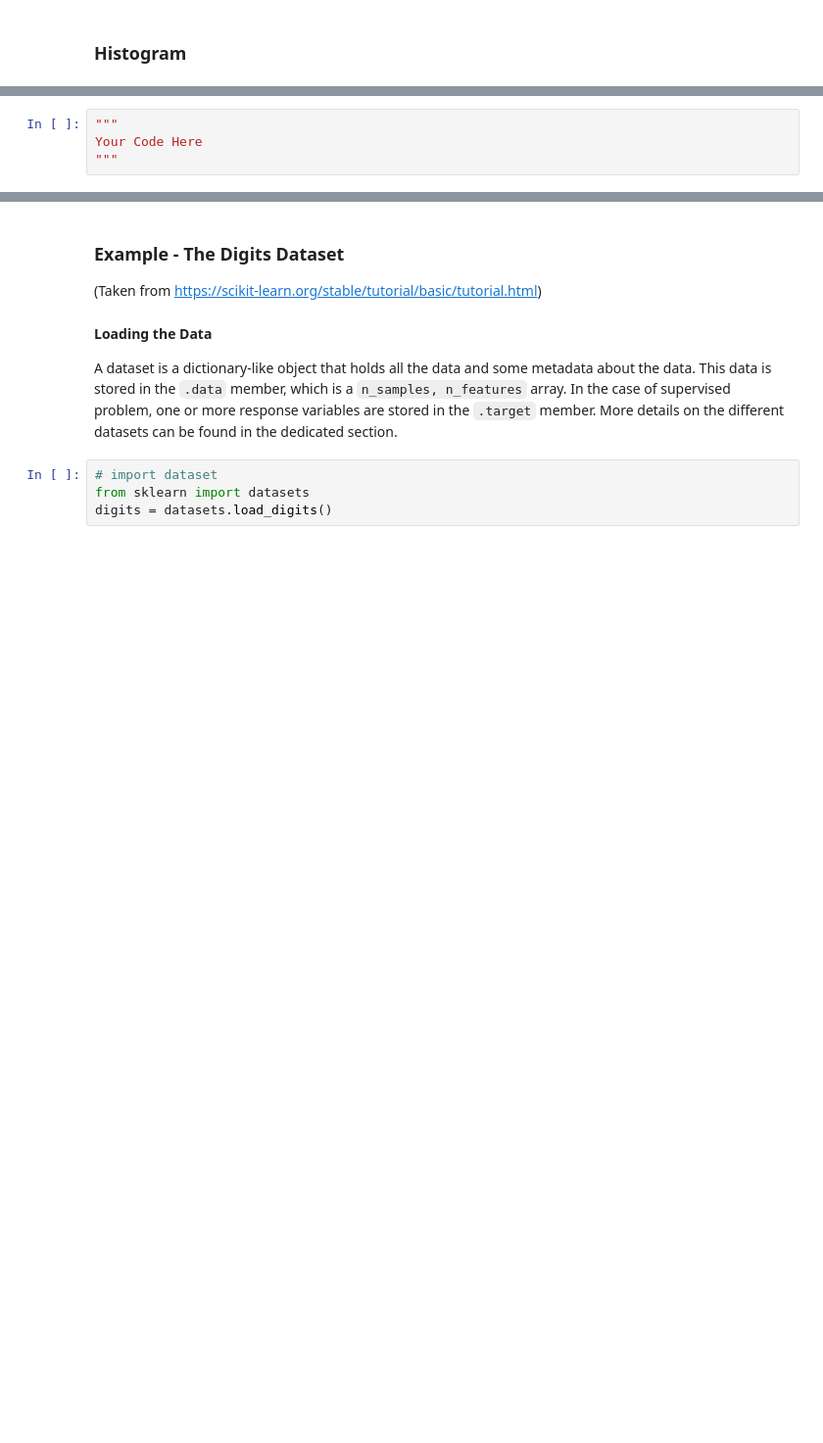
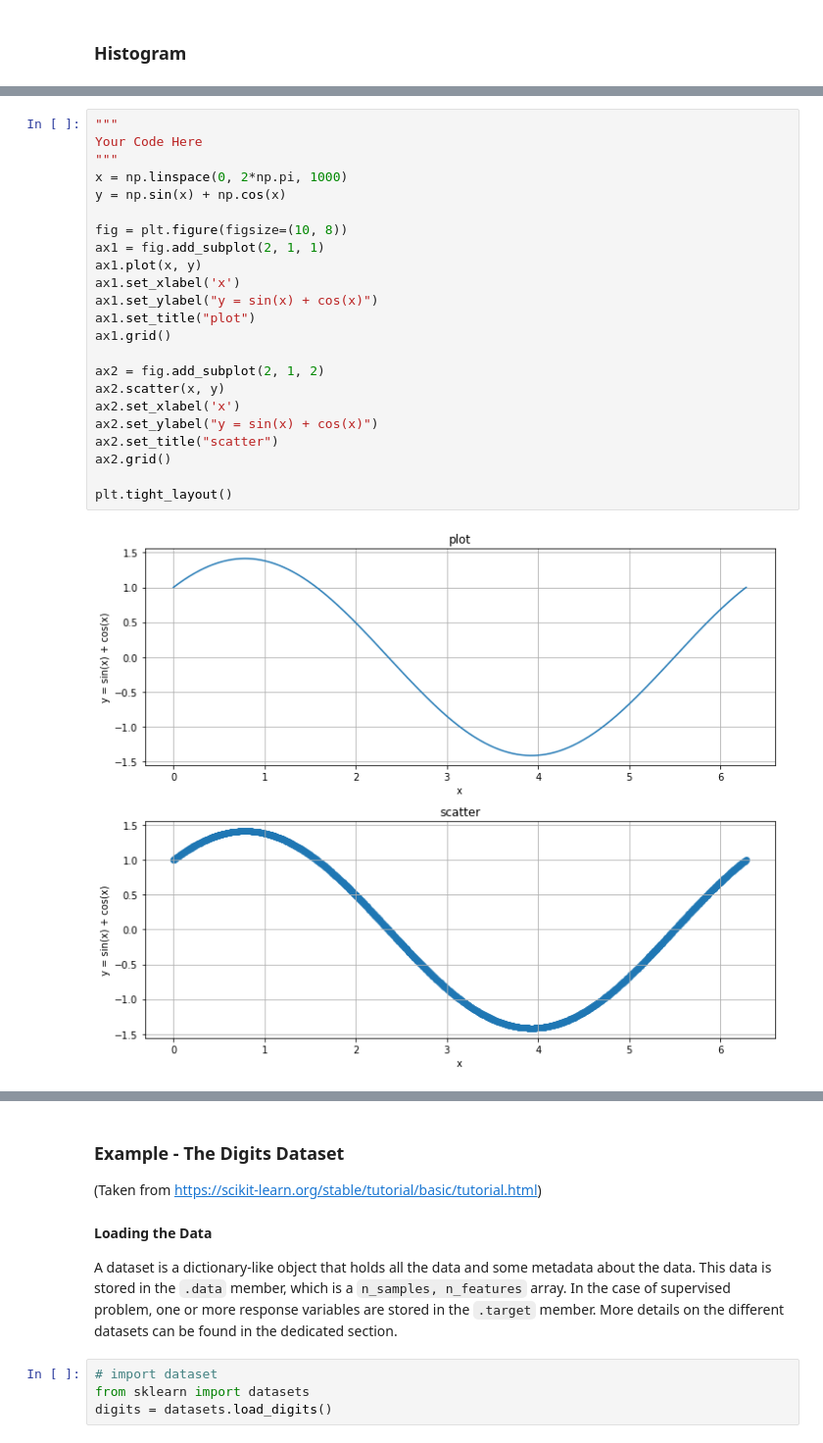
Before and after one commit to ronbenc/Computer-Vision, a Jupyter notebook: homework0/ee046746_hw0_python_image_processing.ipynb, the cells around one changed output, grey strips where cells are left out. Shown at 98% size. Drawn from its saved outputs; the diff is of its cells as text; blank space fills up the shorter version.

```diff
--- a/homework0/ee046746_hw0_python_image_processing.ipynb
+++ b/homework0/ee046746_hw0_python_image_processing.ipynb
@@ -313,10 +475,31 @@ ax.grid()
 ### <img src="https://img.icons8.com/color/96/000000/deadlift.png" style="height:50px;display:inline"> Exercise 2
 
 Create 1000 values using `linspace` and plot $sin(x) + cos(x)$ both as `plot` and `scatter` as 2 different subplots
-# %%
-"""
-Your Code Here
-"""
+# %%
+"""
+Your Code Here
+"""
+x = np.linspace(0, 2*np.pi, 1000)
+y = np.sin(x) + np.cos(x)
+
+fig = plt.figure(figsize=(10, 8))
+ax1 = fig.add_subplot(2, 1, 1)
+ax1.plot(x, y)
+ax1.set_xlabel('x')
+ax1.set_ylabel("y = sin(x) + cos(x)")
+ax1.set_title("plot")
+ax1.grid()
+
+ax2 = fig.add_subplot(2, 1, 2)
+ax2.scatter(x, y)
+ax2.set_xlabel('x')
+ax2.set_ylabel("y = sin(x) + cos(x)")
+ax2.set_title("scatter")
+ax2.grid()
+
+plt.tight_layout()
+# %% [output]
+[figure, added]
 # %% [markdown]
 ## <img src="https://img.icons8.com/cotton/64/000000/artificial-intelligence.png" style="height:50px;display:inline"> Scikit-Learn
 ---
```
Also changed, not shown: parts of 52 cells of this notebook.
